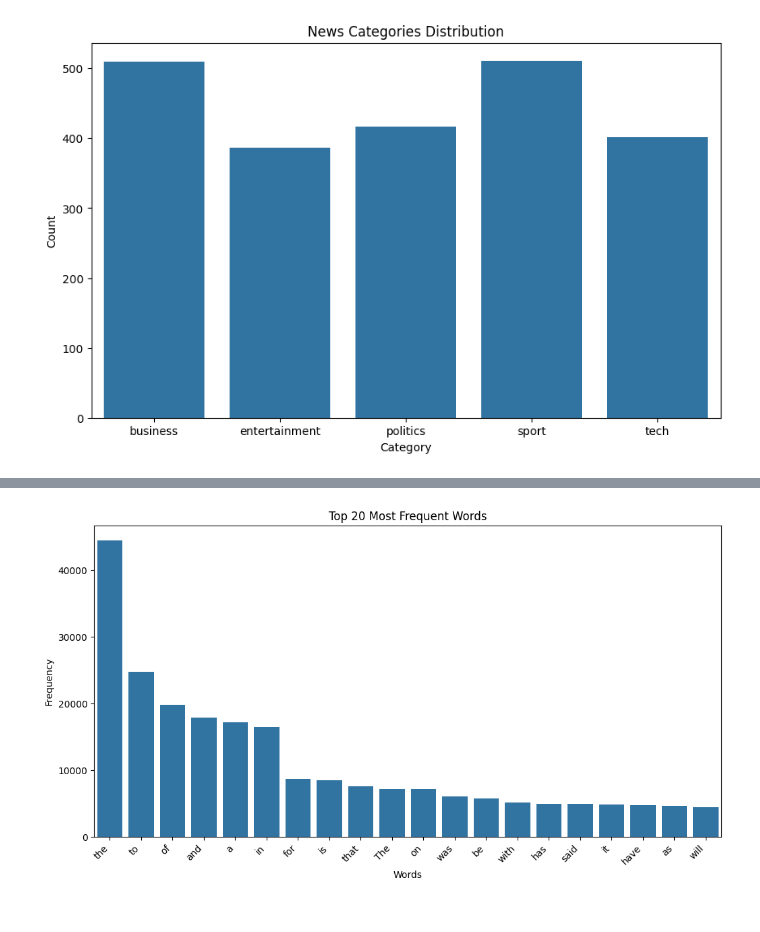
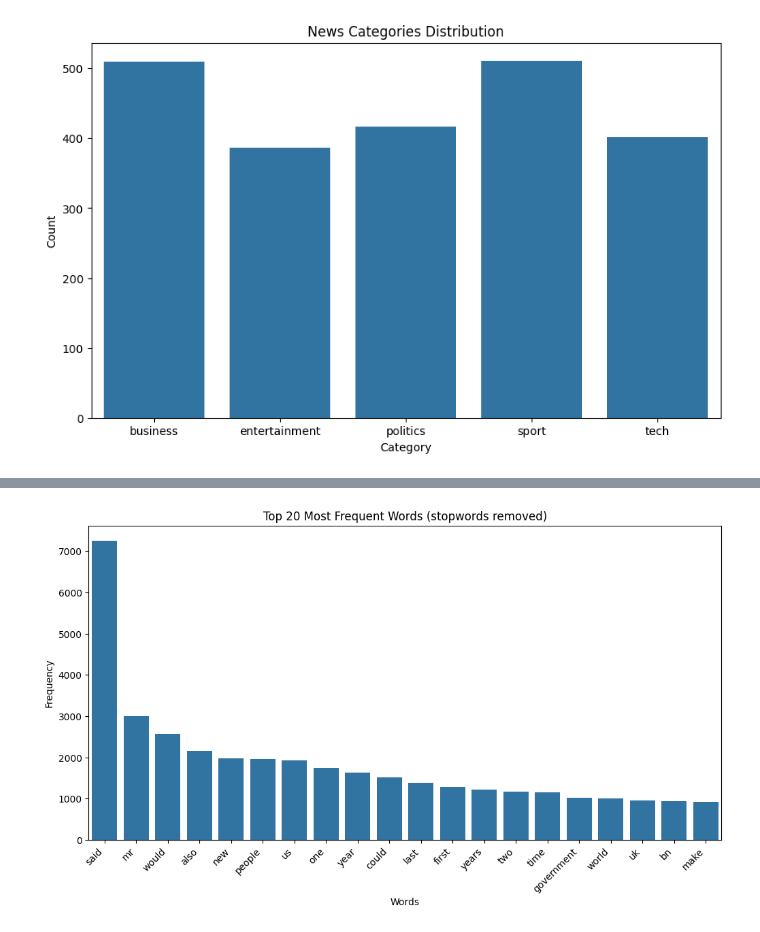
Before and after one commit to pablillo77/nlp_and_deep_learning, a Jupyter notebook: DS_NLP_DeepLearning_Final_Pablo_Giménez.ipynb, the cells around one changed output, grey strips where cells are left out. Cells and saved outputs as stored; diff of their text form; code cells hidden in the pictures.

```diff
--- a/DS_NLP_DeepLearning_Final_Pablo_Giménez.ipynb
+++ b/DS_NLP_DeepLearning_Final_Pablo_Giménez.ipynb
@@ -102,3 +105,16 @@ dtype: object
+# %%
+df['text'] = df['text'].astype(str)	 # Convert to string before regex
+df['text'] = df['text'].str.lower() # Conversion to lowercase
+
+df['text'] = (
+    df['text']
+    .str.replace(r'\d+', '', regex=True)           # Remove digits
+    .str.replace(r'[^\w\s]', '', regex=True)        # Remove special characters except for word chars and whitespace
+    .str.replace(r'\n', ' ', regex=True)            # Replace newlines with space
+    .str.replace(r'\\', '', regex=True)             # Remove any remaining backslashes
+    .str.replace(r'"', '', regex=True)              # Remove double quotes
+    .str.strip()                                    # Trim leading/trailing whitespace
+)
 # %% [markdown]
 <a id="1"></a>
 # <div style="padding:20px;color:white;margin:0;font-size:35px;font-family:Verdana;text-align:center;display:fill;border-radius:5px;background-color:#254E58;overflow:hidden"><b>🔎 Exploratory Data Analysis (EDA).🔎</b></div>
@@ -115,6 +131,9 @@ plt.show()
 [figure]
 # %%
 # Checking Text lenghts
+
+df['text_length'] = df['text'].apply(len) # create a new column
+
 mean_length = df['text_length'].mean()
 median_length = df['text_length'].median()
 
@@ -133,0 +166,16 @@ plt.show()
+# %%
+# Stopwords removal
+
+# Download stopwords
+nltk.download('stopwords')
+nltk.download('punkt_tab')
+
+stop_words = set(stopwords.words('english'))
+
+def remove_stopwords(text):
+    words = word_tokenize(text)
+    filtered_words = [word for word in words if word not in stop_words]
+    return " ".join(filtered_words)
+
+
+df['text']=df['text'].apply(remove_stopwords)
@@ -134,22 +187,22 @@ plt.show()
 # %%
-# prompt: count plot of the top 20 most frequent words in df[text] without removing stopwords, nor converting to lowercase, nor removing punctuation, raw as it is
+# Counting most frequent words
 
 from collections import Counter
 
 # Assuming 'df' and 'text' column exist as in the provided code
 word_counts = Counter(" ".join(df['text']).split())
 top_20_words = word_counts.most_common(20)
 
 # Extract words and counts for plotting
 words, counts = zip(*top_20_words)
 
 # Create the countplot
 plt.figure(figsize=(12, 6))
 sns.barplot(x=list(words), y=list(counts))
 plt.xticks(rotation=45, ha='right')  # Rotate x-axis labels for readability
 plt.xlabel('Words')
 plt.ylabel('Frequency')
-plt.title('Top 20 Most Frequent Words')
+plt.title('Top 20 Most Frequent Words (stopwords removed)')
 plt.show()
 # %% [output]
-[figure, old version]
+[figure, new version]
```
Also changed, not shown: parts of 15 cells of this notebook.
